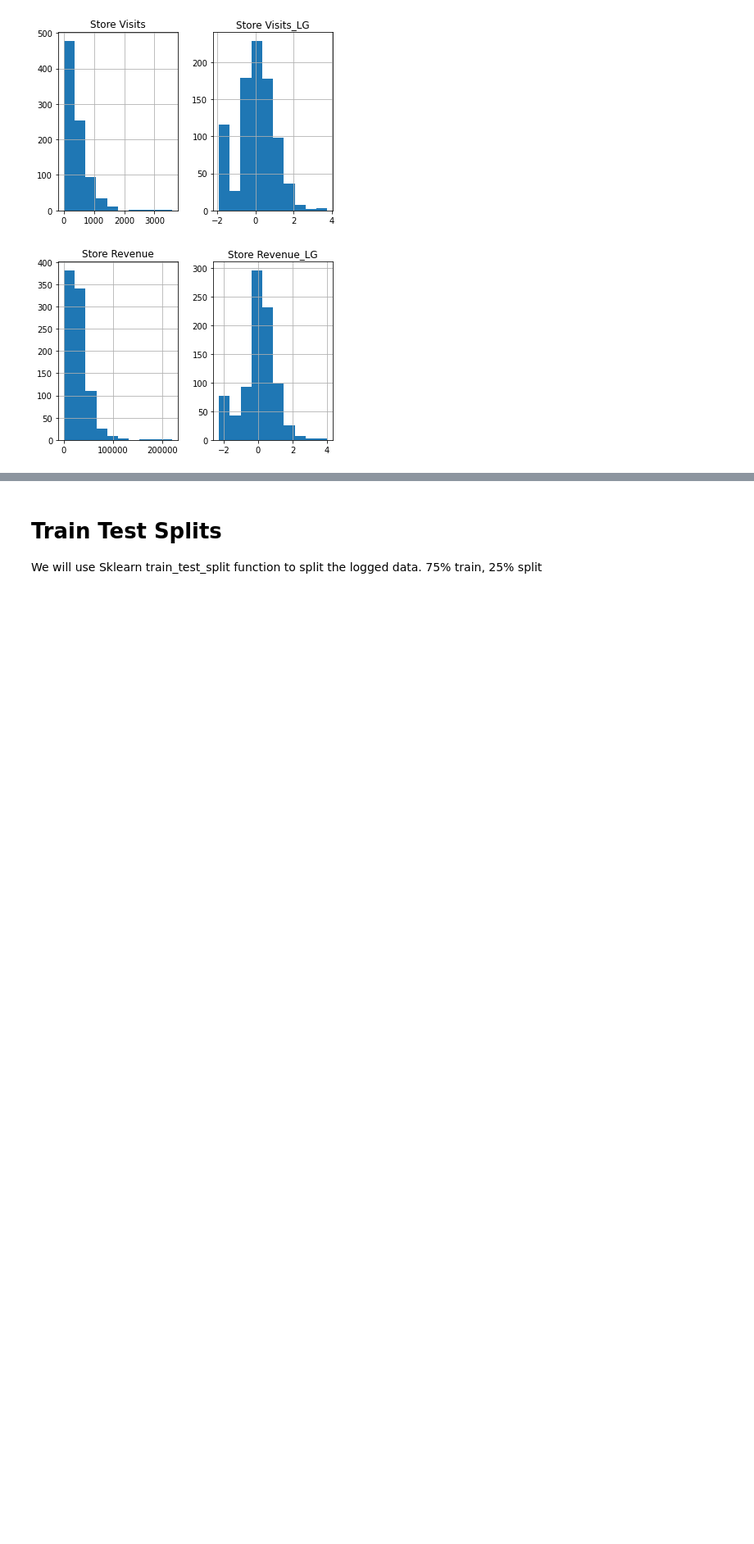
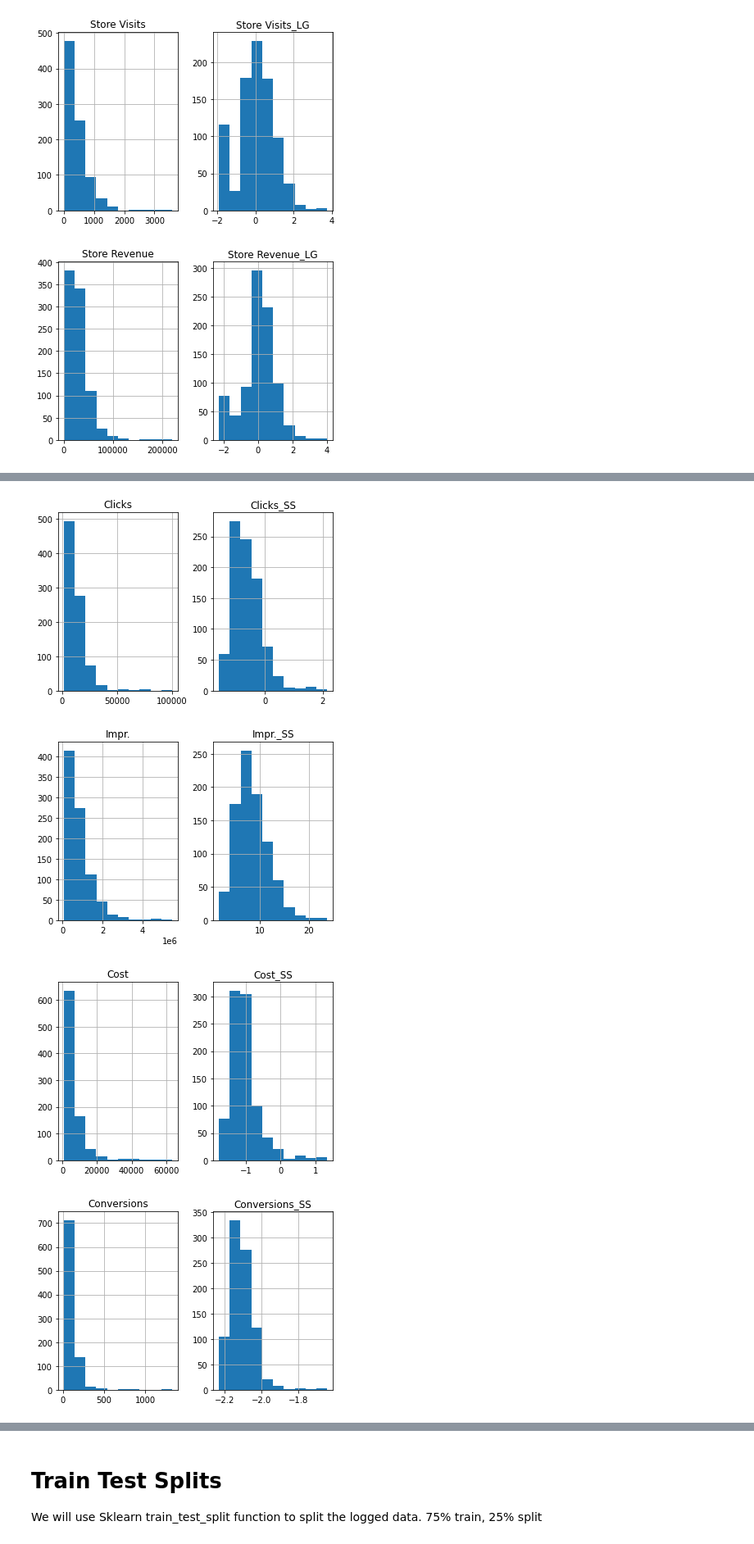
Before and after one commit to Code-By-Pitt/Capstone_Two, a Jupyter notebook: Capstone_2_Pre_processing_&_Training_Data_Development.ipynb, the cells around one changed output, grey strips where cells are left out. Shown at 82% size. Cells and saved outputs as stored; diff of their text form; code cells hidden in the pictures; blank space fills up the shorter version.

```diff
--- a/Capstone_2_Pre_processing_&_Training_Data_Development.ipynb
+++ b/Capstone_2_Pre_processing_&_Training_Data_Development.ipynb
@@ -245,0 +252,18 @@ logData.head()
+# %%
+# Import StandardScaler
+from sklearn.preprocessing import StandardScaler
+
+# Instantiate StandardScaler
+scaler = StandardScaler()
+
+for name in names:
+  scaler.fit(data[[name]])
+  data[name+"_SS"] = pow_trans.transform(data[[name]])
+  data[[name, name+'_SS']].hist()
+
+plt.show()
+# %% [output]
+[figure, added]
+[figure, added]
+[figure, added]
+[figure, added]
```
Also changed, not shown: parts of 8 cells of this notebook.
